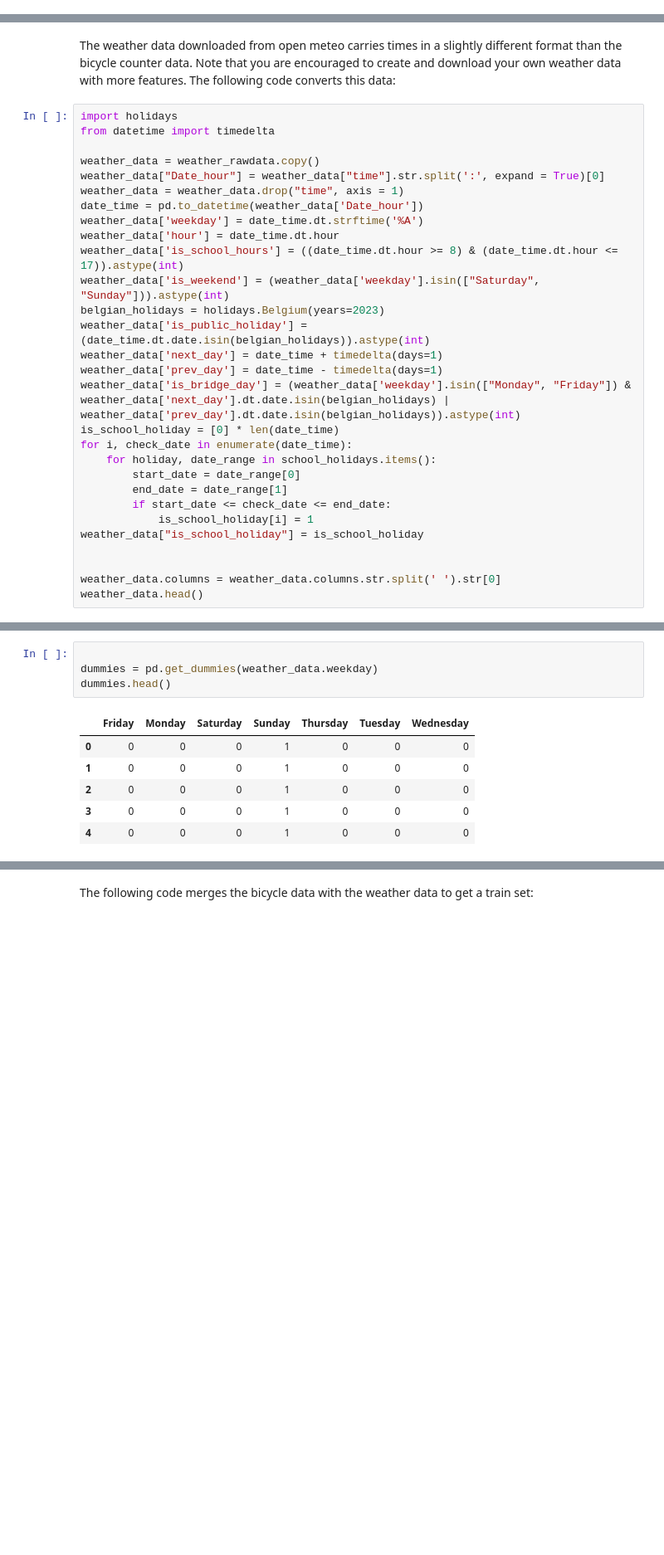
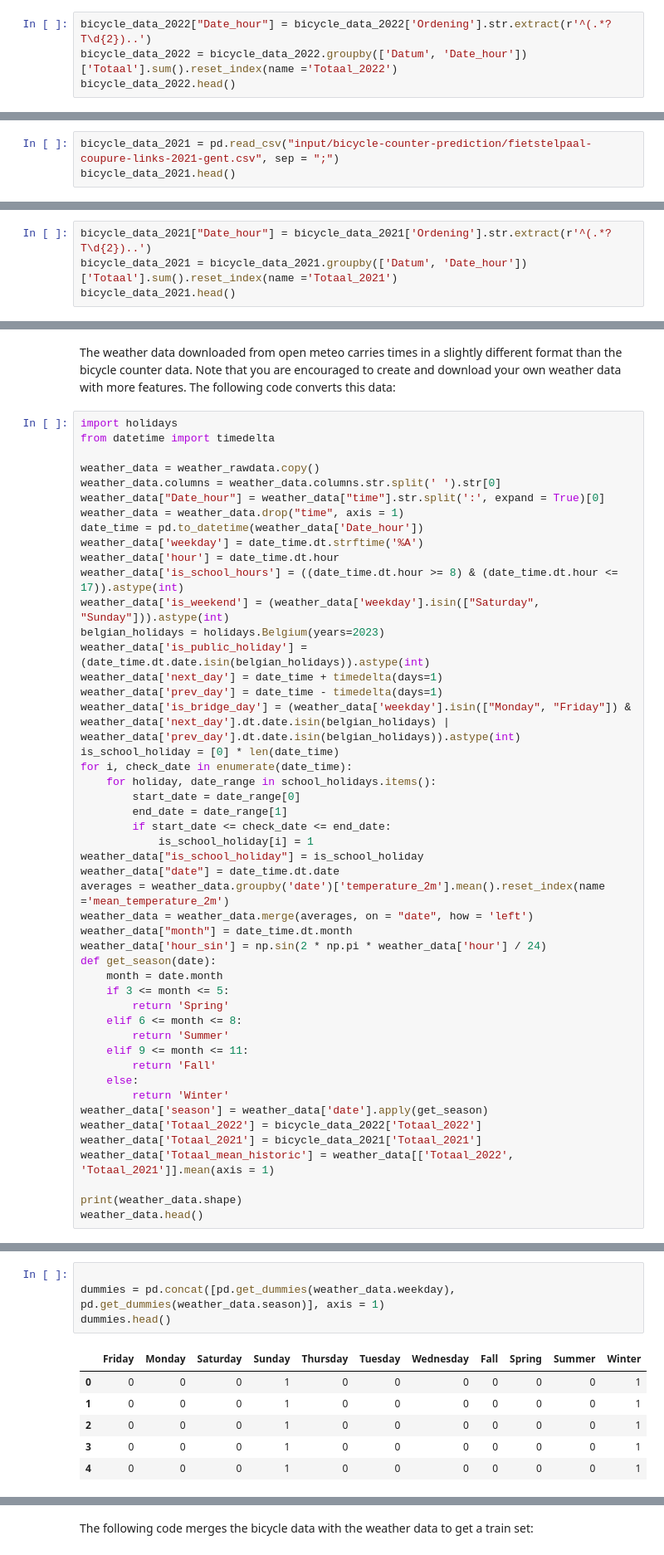
Before and after one commit to Lucmeister55/MLLS_Project1, a Jupyter notebook: project-1-starter-notebook.ipynb, the cells around one changed output, grey strips where cells are left out. Shown at 83% size. Cells and saved outputs as stored; diff of their text form; blank space fills up the shorter version.

```diff
--- a/project-1-starter-notebook.ipynb
+++ b/project-1-starter-notebook.ipynb
@@ -32,0 +43,4 @@ test_data.head()
+# %%
+bicycle_data_2022["Date_hour"] = bicycle_data_2022['Ordening'].str.extract(r'^(.*?T\d{2})..')
+bicycle_data_2022 = bicycle_data_2022.groupby(['Datum', 'Date_hour'])['Totaal'].sum().reset_index(name ='Totaal_2022')
+bicycle_data_2022.head()
@@ -32,0 +54,3 @@ test_data.head()
+# %%
+bicycle_data_2021 = pd.read_csv("input/bicycle-counter-prediction/fietstelpaal-coupure-links-2021-gent.csv", sep = ";")
+bicycle_data_2021.head()
@@ -32,0 +64,4 @@ test_data.head()
+# %%
+bicycle_data_2021["Date_hour"] = bicycle_data_2021['Ordening'].str.extract(r'^(.*?T\d{2})..')
+bicycle_data_2021 = bicycle_data_2021.groupby(['Datum', 'Date_hour'])['Totaal'].sum().reset_index(name ='Totaal_2021')
+bicycle_data_2021.head()
@@ -65,6 +109,7 @@ import holidays
 from datetime import timedelta
 
 weather_data = weather_rawdata.copy()
+weather_data.columns = weather_data.columns.str.split(' ').str[0]
 weather_data["Date_hour"] = weather_data["time"].str.split(':', expand = True)[0]
 weather_data = weather_data.drop("time", axis = 1)
 date_time = pd.to_datetime(weather_data['Date_hour'])
@@ -85,8 +130,26 @@ for i, check_date in enumerate(date_time):
         if start_date <= check_date <= end_date:
             is_school_holiday[i] = 1
 weather_data["is_school_holiday"] = is_school_holiday
+weather_data["date"] = date_time.dt.date
+averages = weather_data.groupby('date')['temperature_2m'].mean().reset_index(name ='mean_temperature_2m')
+weather_data = weather_data.merge(averages, on = "date", how = 'left')
+weather_data["month"] = date_time.dt.month
+weather_data['hour_sin'] = np.sin(2 * np.pi * weather_data['hour'] / 24)
+def get_season(date):
+    month = date.month
+    if 3 <= month <= 5:
+        return 'Spring'
+    elif 6 <= month <= 8:
+        return 'Summer'
+    elif 9 <= month <= 11:
+        return 'Fall'
+    else:
+        return 'Winter'
+weather_data['season'] = weather_data['date'].apply(get_season)
+weather_data['Totaal_2022'] = bicycle_data_2022['Totaal_2022']
+weather_data['Totaal_2021'] = bicycle_data_2021['Totaal_2021']
+weather_data['Totaal_mean_historic'] = weather_data[['Totaal_2022', 'Totaal_2021']].mean(axis = 1)
 
-
-weather_data.columns = weather_data.columns.str.split(' ').str[0]
+print(weather_data.shape)
 weather_data.head()
 # %% [output]
@@ -99,14 +164,14 @@ weather_data.head()
 # %%
 
-dummies = pd.get_dummies(weather_data.weekday)
+dummies = pd.concat([pd.get_dummies(weather_data.weekday), pd.get_dummies(weather_data.season)], axis = 1)
 dummies.head()
 # %% [output]
-|  | Friday | Monday | Saturday | Sunday | Thursday | Tuesday | Wednesday |
-| 0 | 0 | 0 | 0 | 1 | 0 | 0 | 0 |
-| 1 | 0 | 0 | 0 | 1 | 0 | 0 | 0 |
-| 2 | 0 | 0 | 0 | 1 | 0 | 0 | 0 |
-| 3 | 0 | 0 | 0 | 1 | 0 | 0 | 0 |
-| 4 | 0 | 0 | 0 | 1 | 0 | 0 | 0 |
+|  | Friday | Monday | Saturday | Sunday | Thursday | Tuesday | Wednesday | Fall | Spring | Summer | Winter |
+| 0 | 0 | 0 | 0 | 1 | 0 | 0 | 0 | 0 | 0 | 0 | 1 |
+| 1 | 0 | 0 | 0 | 1 | 0 | 0 | 0 | 0 | 0 | 0 | 1 |
+| 2 | 0 | 0 | 0 | 1 | 0 | 0 | 0 | 0 | 0 | 0 | 1 |
+| 3 | 0 | 0 | 0 | 1 | 0 | 0 | 0 | 0 | 0 | 0 | 1 |
+| 4 | 0 | 0 | 0 | 1 | 0 | 0 | 0 | 0 | 0 | 0 | 1 |
 # %%
 weather_data = pd.concat([weather_data, dummies], axis=1)
 weather_data.head()
```
Also changed, not shown: parts of 36 cells of this notebook, 6 other files.
